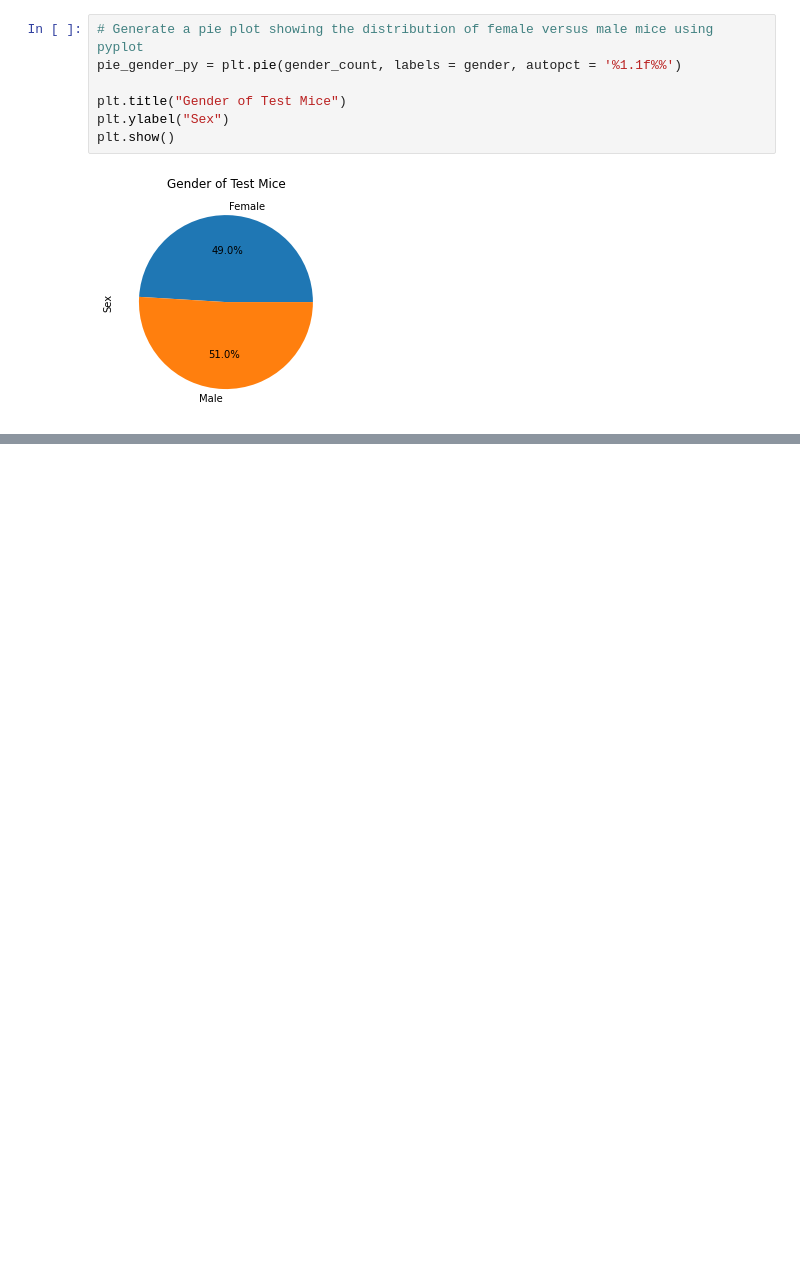
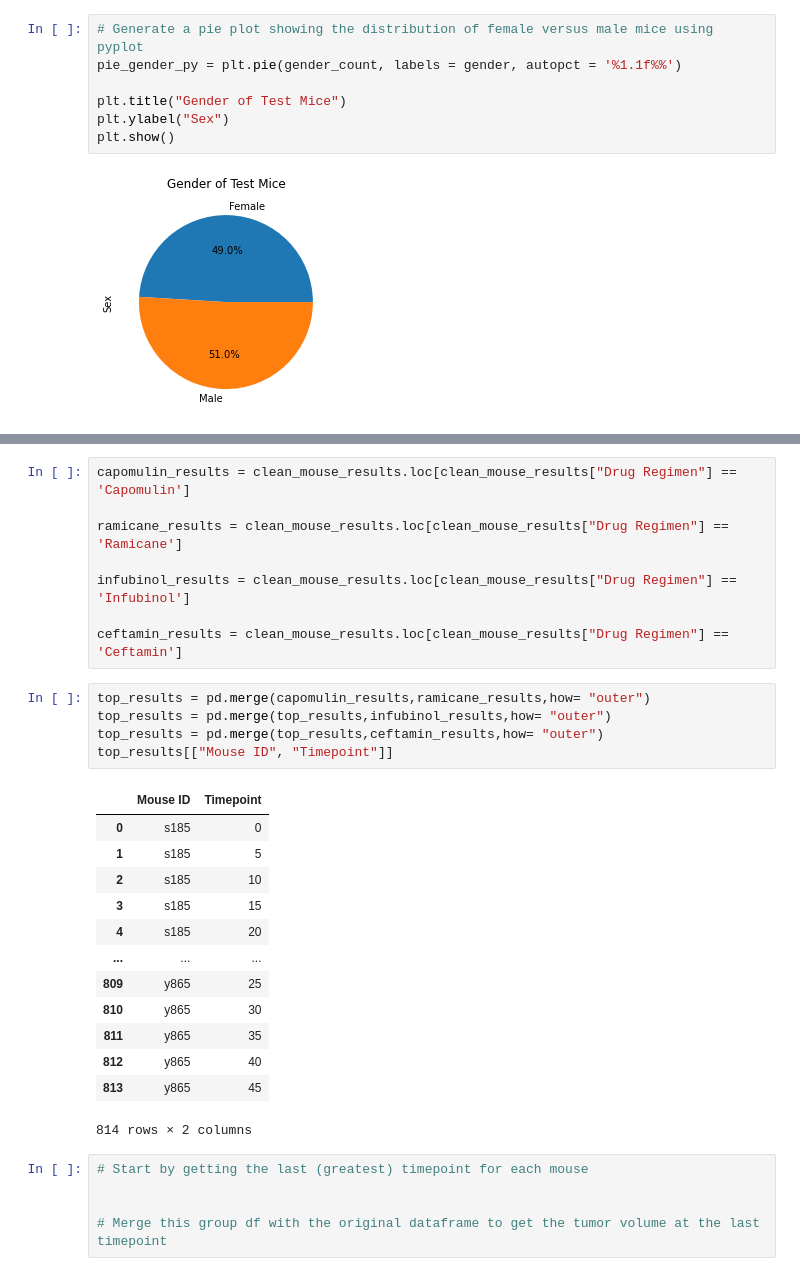
Before and after one commit to jroy22/matplotlib-challenge, a Jupyter notebook: Pymaceutical/PymaceuticalsAnalysis.ipynb, the cells around one changed output, grey strips where cells are left out. Saved outputs shown, nothing was run; the diff lists cells and outputs as text; blank space fills up the shorter version.

Commit message:
Added code to create DataFrame with the Top regimens

```diff
--- a/Pymaceutical/PymaceuticalsAnalysis.ipynb
+++ b/Pymaceutical/PymaceuticalsAnalysis.ipynb
@@ -205,0 +215,32 @@ plt.show()
+# %%
+capomulin_results = clean_mouse_results.loc[clean_mouse_results["Drug Regimen"] == 'Capomulin']
+
+ramicane_results = clean_mouse_results.loc[clean_mouse_results["Drug Regimen"] == 'Ramicane']
+
+infubinol_results = clean_mouse_results.loc[clean_mouse_results["Drug Regimen"] == 'Infubinol']
+
+ceftamin_results = clean_mouse_results.loc[clean_mouse_results["Drug Regimen"] == 'Ceftamin']
+# %%
+top_results = pd.merge(capomulin_results,ramicane_results,how= "outer")
+top_results = pd.merge(top_results,infubinol_results,how= "outer")
+top_results = pd.merge(top_results,ceftamin_results,how= "outer")
+top_results[["Mouse ID", "Timepoint"]]
+# %% [output]
+|  | Mouse ID | Timepoint |
+| 0 | s185 | 0 |
+| 1 | s185 | 5 |
+| 2 | s185 | 10 |
+| 3 | s185 | 15 |
+| 4 | s185 | 20 |
+| ... | ... | ... |
+| 809 | y865 | 25 |
+| 810 | y865 | 30 |
+| 811 | y865 | 35 |
+| 812 | y865 | 40 |
+| 813 | y865 | 45 |
+814 rows × 2 columns
+# %%
+# Start by getting the last (greatest) timepoint for each mouse
+
+
+# Merge this group df with the original dataframe to get the tumor volume at the last timepoint
```
Also changed, not shown: parts of 12 cells of this notebook.
